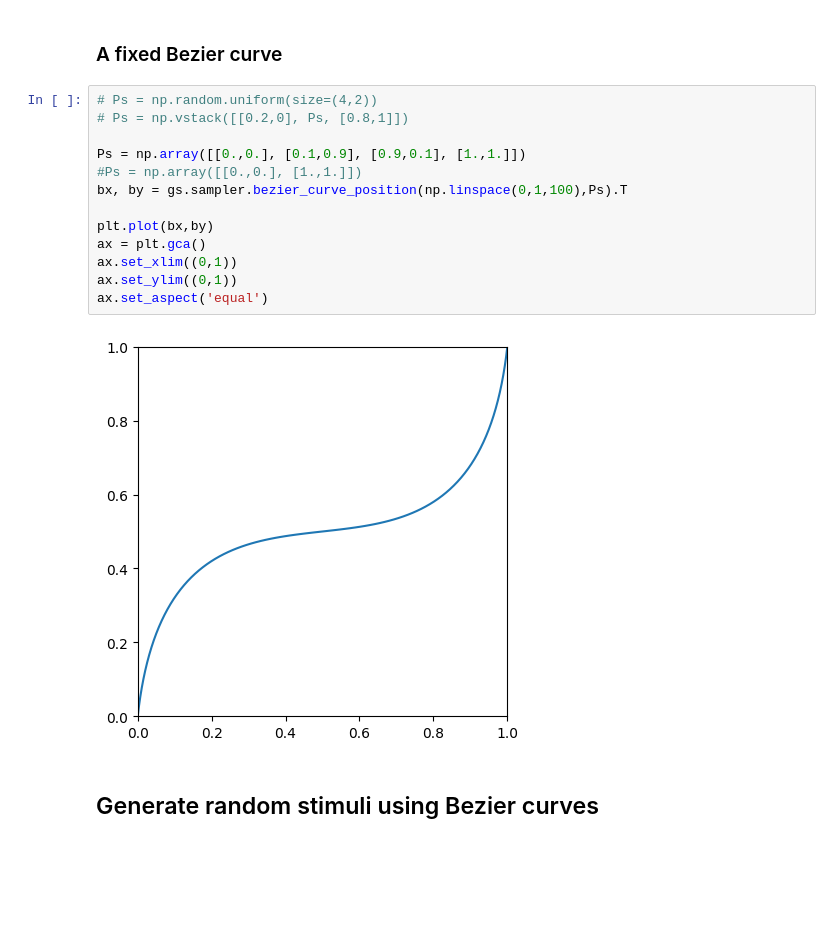
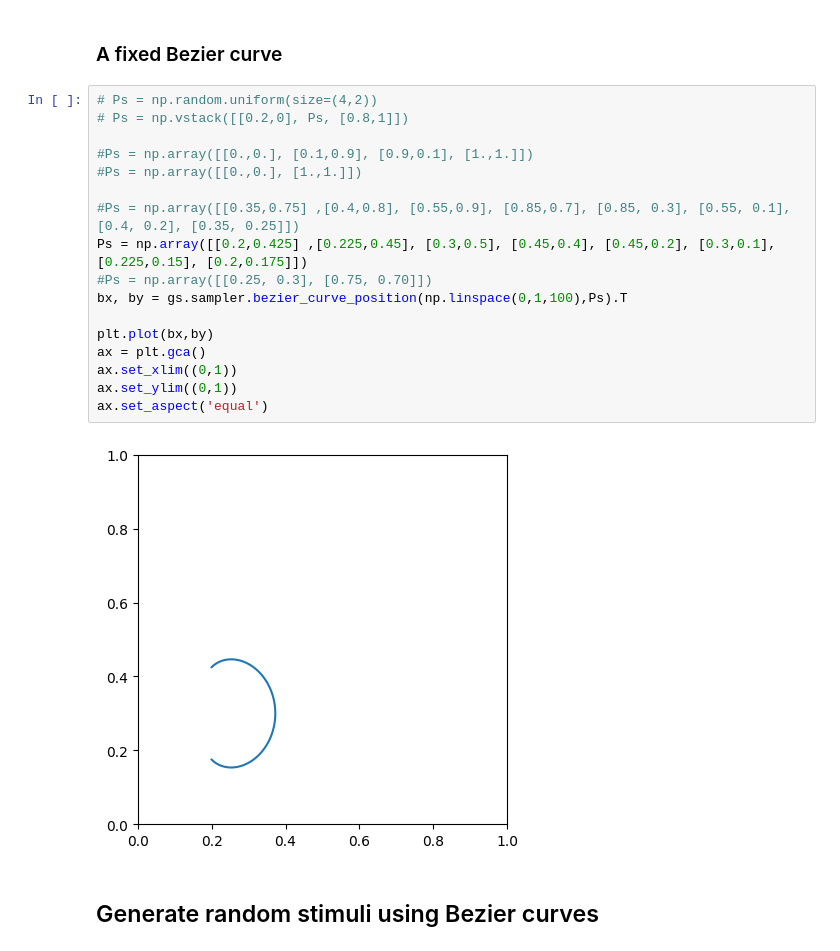
Before and after one commit to JesseGiet/pygestalt_jesse, a Jupyter notebook: notebooks/Bezier_Curves.ipynb, the cells around one changed output. Saved outputs shown, nothing was run; the diff lists cells and outputs as text; blank space fills up the shorter version.

```diff
--- a/notebooks/Bezier_Curves.ipynb
+++ b/notebooks/Bezier_Curves.ipynb
@@ -49,18 +49,22 @@ ax.set_aspect('equal')
 # %%
 # Ps = np.random.uniform(size=(4,2))
 # Ps = np.vstack([[0.2,0], Ps, [0.8,1]])
 
-Ps = np.array([[0.,0.], [0.1,0.9], [0.9,0.1], [1.,1.]])
+#Ps = np.array([[0.,0.], [0.1,0.9], [0.9,0.1], [1.,1.]])
 #Ps = np.array([[0.,0.], [1.,1.]])
+
+#Ps = np.array([[0.35,0.75] ,[0.4,0.8], [0.55,0.9], [0.85,0.7], [0.85, 0.3], [0.55, 0.1], [0.4, 0.2], [0.35, 0.25]])
+Ps = np.array([[0.2,0.425] ,[0.225,0.45], [0.3,0.5], [0.45,0.4], [0.45,0.2], [0.3,0.1], [0.225,0.15], [0.2,0.175]])
+#Ps = np.array([[0.25, 0.3], [0.75, 0.70]])
 bx, by = gs.sampler.bezier_curve_position(np.linspace(0,1,100),Ps).T
 
 plt.plot(bx,by)
 ax = plt.gca()
 ax.set_xlim((0,1))
 ax.set_ylim((0,1))
 ax.set_aspect('equal')
 # %% [output]
-[figure, old version]
+[figure, new version]
 # %% [markdown]
 ## Generate random stimuli using Bezier curves
 # %%
```
Also changed, not shown: parts of 7 cells of this notebook, 9 other files.
